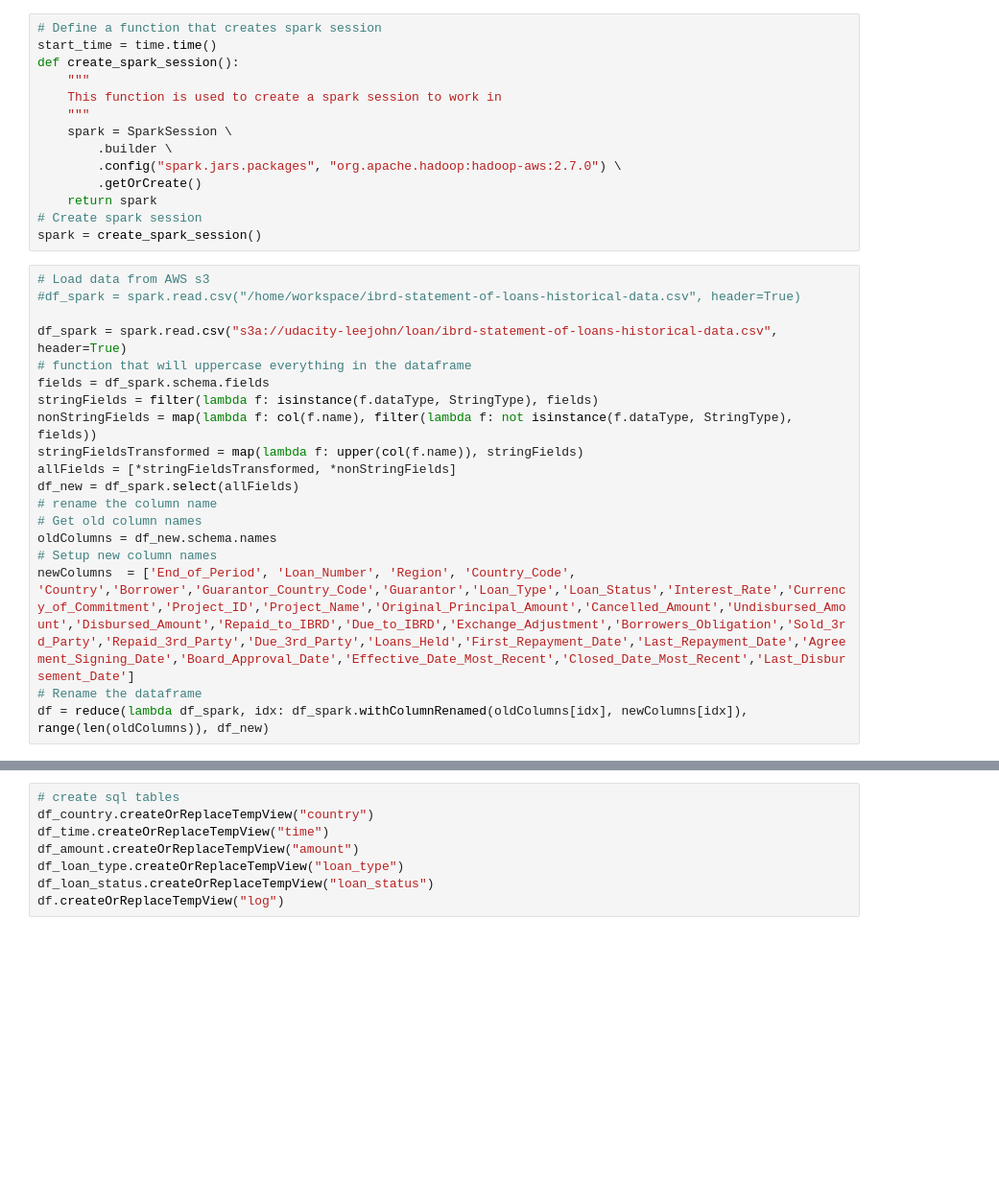
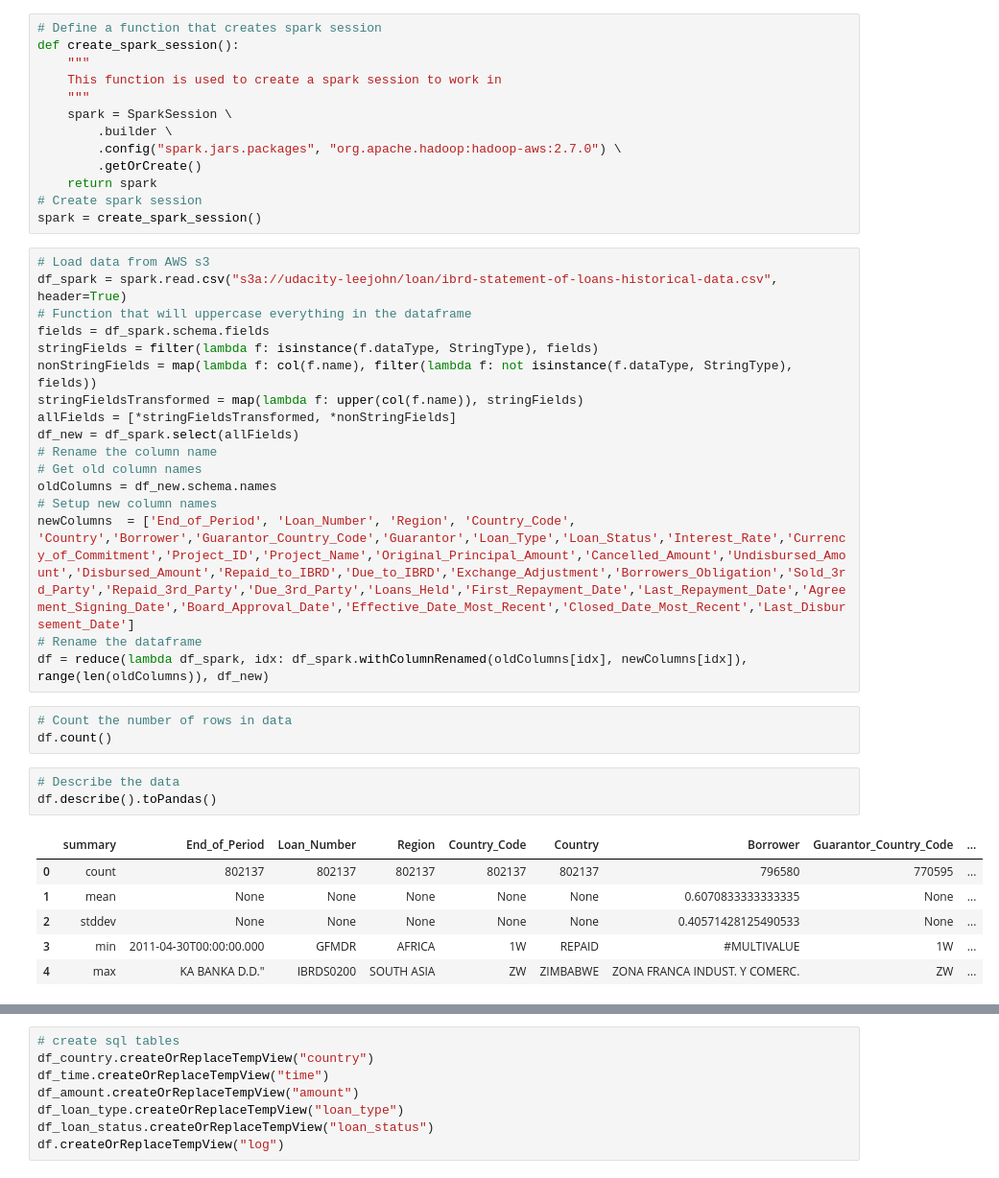
Before and after one commit to ntbbz36083/capstone, a Jupyter notebook: Capstone Project Template.ipynb, the cells around one changed output, grey strips where cells are left out. Shown: that part at 96% size. Saved outputs shown, nothing was run; the diff lists cells and outputs as text; blank space fills up the shorter version.

```diff
--- a/Capstone Project Template.ipynb
+++ b/Capstone Project Template.ipynb
@@ -55,7 +127,6 @@ os.environ['AWS_ACCESS_KEY_ID']=config['AWS']['KEY']
 os.environ['AWS_SECRET_ACCESS_KEY']=config['AWS']['SECRET']
 # %%
 # Define a function that creates spark session
-start_time = time.time()
 def create_spark_session():
     """
     This function is used to create a spark session to work in
@@ -69,23 +140,34 @@ def create_spark_session():
 spark = create_spark_session()
 # %%
 # Load data from AWS s3
-#df_spark = spark.read.csv("/home/workspace/ibrd-statement-of-loans-historical-data.csv", header=True)
-
 df_spark = spark.read.csv("s3a://udacity-leejohn/loan/ibrd-statement-of-loans-historical-data.csv", header=True)
-# function that will uppercase everything in the dataframe
+# Function that will uppercase everything in the dataframe
 fields = df_spark.schema.fields
 stringFields = filter(lambda f: isinstance(f.dataType, StringType), fields)
 nonStringFields = map(lambda f: col(f.name), filter(lambda f: not isinstance(f.dataType, StringType), fields))
 stringFieldsTransformed = map(lambda f: upper(col(f.name)), stringFields)
 allFields = [*stringFieldsTransformed, *nonStringFields]
 df_new = df_spark.select(allFields)
-# rename the column name
+# Rename the column name
 # Get old column names
 oldColumns = df_new.schema.names
 # Setup new column names
 newColumns  = ['End_of_Period', 'Loan_Number', 'Region', 'Country_Code', 'Country','Borrower','Guarantor_Country_Code','Guarantor','Loan_Type','Loan_Status','Interest_Rate','Currency_of_Commitment','Project_ID','Project_Name','Original_Principal_Amount','Cancelled_Amount','Undisbursed_Amount','Disbursed_Amount','Repaid_to_IBRD','Due_to_IBRD','Exchange_Adjustment','Borrowers_Obligation','Sold_3rd_Party','Repaid_3rd_Party','Due_3rd_Party','Loans_Held','First_Repayment_Date','Last_Repayment_Date','Agreement_Signing_Date','Board_Approval_Date','Effective_Date_Most_Recent','Closed_Date_Most_Recent','Last_Disbursement_Date']
 # Rename the dataframe
 df = reduce(lambda df_spark, idx: df_spark.withColumnRenamed(oldColumns[idx], newColumns[idx]), range(len(oldColumns)), df_new)
+# %%
+# Count the number of rows in data
+df.count()
+# %%
+# Describe the data
+df.describe().toPandas()
+# %% [output]
+|  | summary | End_of_Period | Loan_Number | Region | Country_Code | Country | Borrower | Guarantor_Country_Code | ... |
+| 0 | count | 802137 | 802137 | 802137 | 802137 | 802137 | 796580 | 770595 | ... |
+| 1 | mean | None | None | None | None | None | 0.6070833333333335 | None | ... |
+| 2 | stddev | None | None | None | None | None | 0.40571428125490533 | None | ... |
+| 3 | min | 2011-04-30T00:00:00.000 | GFMDR | AFRICA | 1W | REPAID | #MULTIVALUE | 1W | ... |
+| 4 | max | KA BANKA D.D." | IBRDS0200 | SOUTH ASIA | ZW | ZIMBABWE | ZONA FRANCA INDUST. Y COMERC. | ZW | ... |
 # %%
 # This is to display the number of null value of each column, before we do any cleaning, you will see null data count for each column with below command
 df.select(*(sum(col(c).isNull().cast("int")).alias(c) for c in df.columns)).toPandas()
```
Also changed, not shown: parts of 44 cells of this notebook.
